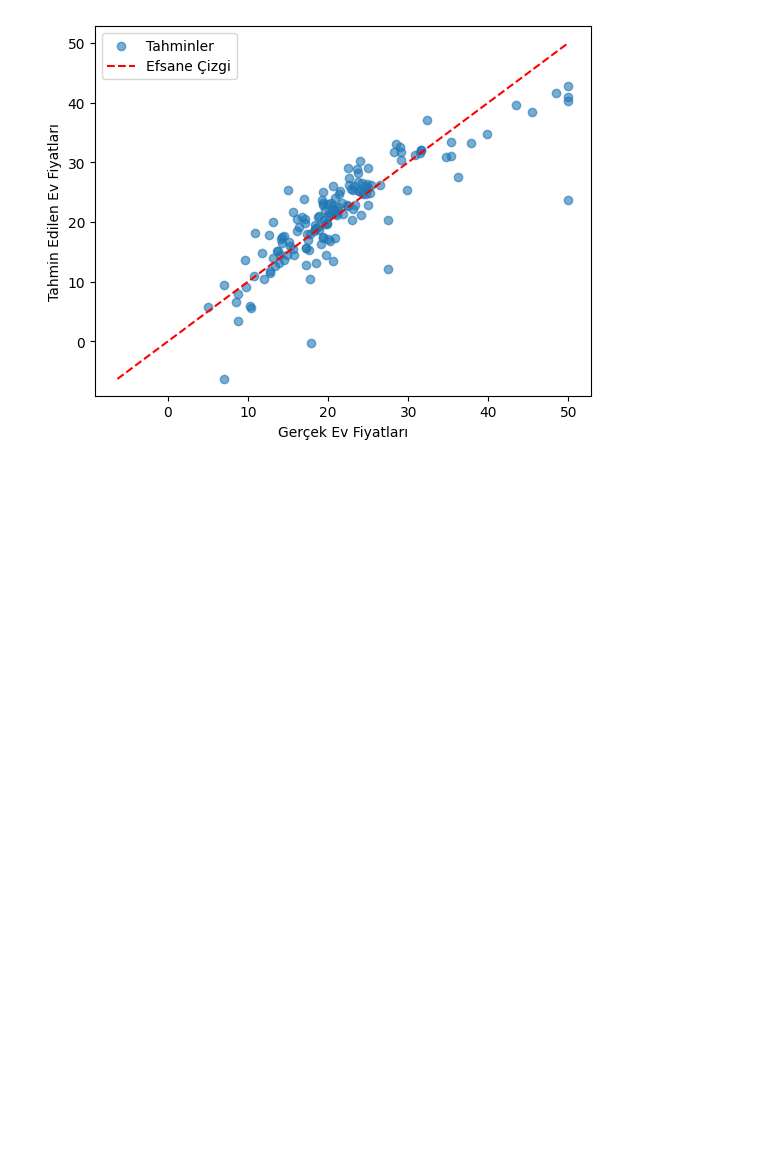
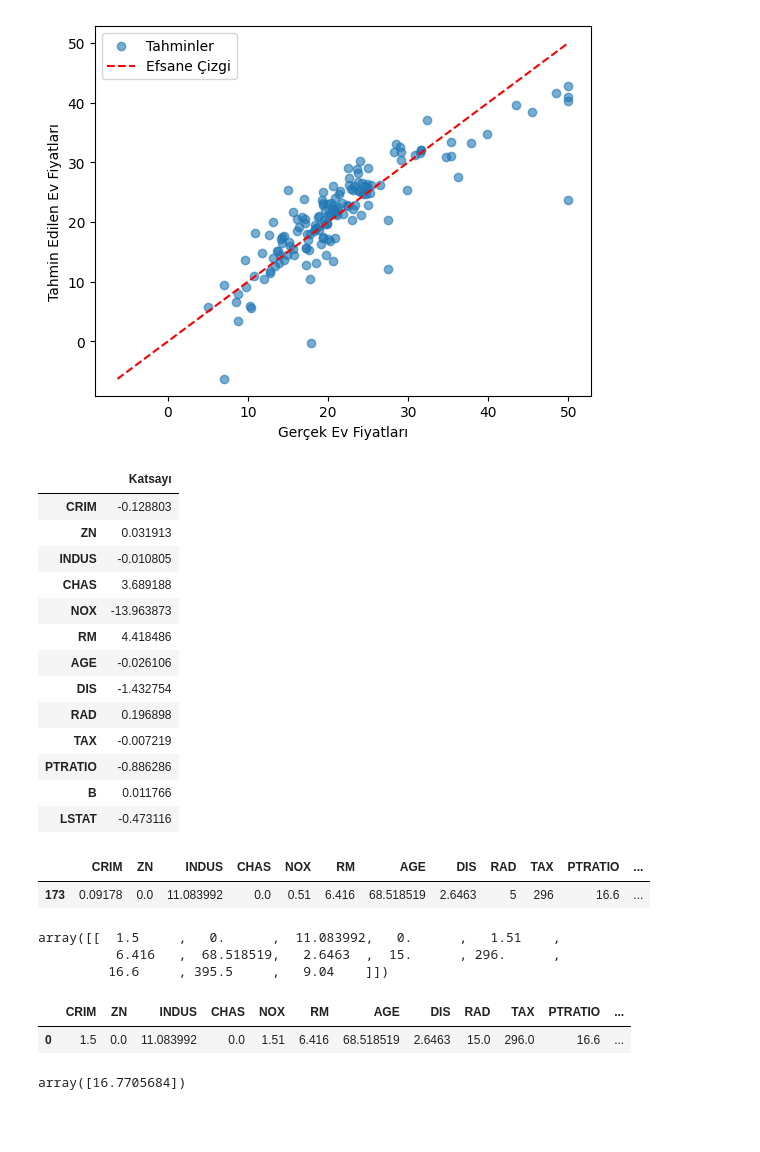
Before and after one commit to halitkalayci/acunmedya-akademi-python-b-conda, a Jupyter notebook: ml_intro/Untitled.ipynb, the cells around one changed output. Drawn from its saved outputs; the diff is of its cells as text; code cells hidden in the pictures; blank space fills up the shorter version.

```diff
--- a/ml_intro/Untitled.ipynb
+++ b/ml_intro/Untitled.ipynb
@@ -154,3 +154,55 @@ plot.legend()
 plot.show()
 # %% [output]
 [figure]
+# %%
+coef_df = pd.DataFrame(model.coef_, X.columns, columns=["Katsayı"])
+coef_df
+
+# CRIM (-0.12) - olması demek -> CRIM artıkça Fiyat azalır (Ters orantı)
+# RAD (0.19) + olması demek -> RAD artıkça fiyat artar (doğru orantı)
+# %% [output]
+|  | Katsayı |
+| CRIM | -0.128803 |
+| ZN | 0.031913 |
+| INDUS | -0.010805 |
+| CHAS | 3.689188 |
+| NOX | -13.963873 |
+| RM | 4.418486 |
+| AGE | -0.026106 |
+| DIS | -1.432754 |
+| RAD | 0.196898 |
+| TAX | -0.007219 |
+| PTRATIO | -0.886286 |
+| B | 0.011766 |
+| LSTAT | -0.473116 |
+# %%
+X_test.head(1)
+# %% [output]
+|  | CRIM | ZN | INDUS | CHAS | NOX | RM | AGE | DIS | RAD | TAX | PTRATIO | ... |
+| 173 | 0.09178 | 0.0 | 11.083992 | 0.0 | 0.51 | 6.416 | 68.518519 | 2.6463 | 5 | 296 | 16.6 | ... |
+# %%
+import numpy as np
+new_house = np.array(
+    [
+        [ 1.50,	0.0,	11.083992,	0.0,	1.51,	6.416,	68.518519,	2.6463,	15,	296,	16.6,	395.5,	9.04 ]
+    ]
+)
+
+new_house
+# %% [output]
+array([[  1.5     ,   0.      ,  11.083992,   0.      ,   1.51    ,
+          6.416   ,  68.518519,   2.6463  ,  15.      , 296.      ,
+         16.6     , 395.5     ,   9.04    ]])
+# %%
+feature_names = [ "CRIM", "ZN","INDUS","CHAS","NOX","RM","AGE","DIS","RAD","TAX","PTRATIO","B","LSTAT" ]
+new_house_df = pd.DataFrame(new_house, columns=feature_names)
+new_house_df
+# %% [output]
+|  | CRIM | ZN | INDUS | CHAS | NOX | RM | AGE | DIS | RAD | TAX | PTRATIO | ... |
+| 0 | 1.5 | 0.0 | 11.083992 | 0.0 | 1.51 | 6.416 | 68.518519 | 2.6463 | 15.0 | 296.0 | 16.6 | ... |
+# %%
+model.predict(new_house_df)
+# %% [output]
+array([16.7705684])
+# %% [markdown]
+###
```
